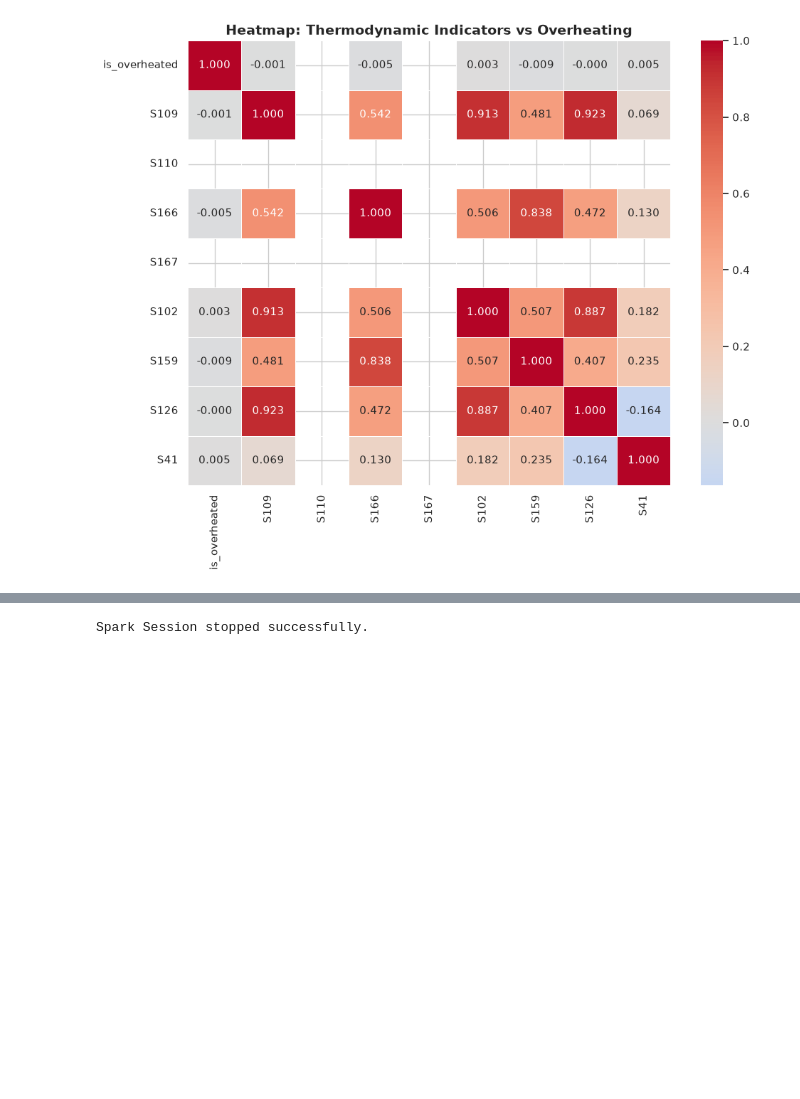
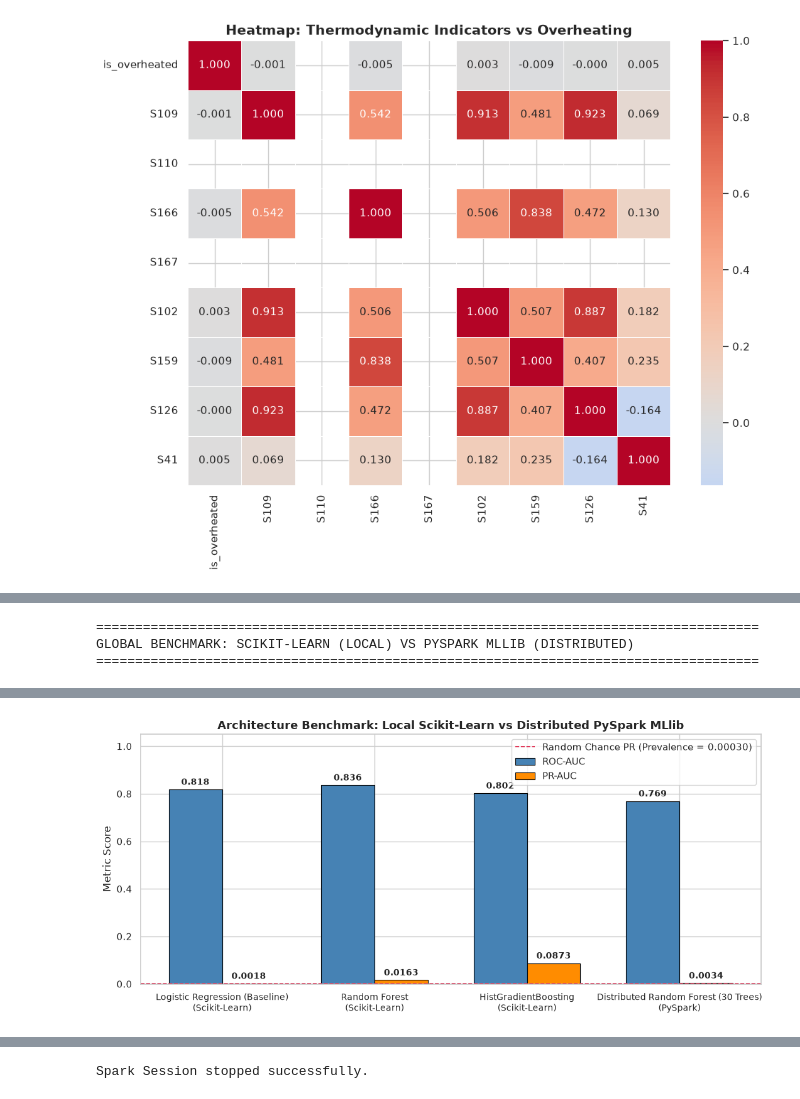
Before and after one commit to PasqualeAndreacchio/AnomalyDection-Spark, a Jupyter notebook: predictive_maintenance.ipynb, the cells around one changed output, grey strips where cells are left out. Drawn from its saved outputs; the diff is of its cells as text; code cells hidden in the pictures; blank space fills up the shorter version.

```diff
--- a/predictive_maintenance.ipynb
+++ b/predictive_maintenance.ipynb
@@ -879,0 +1124,62 @@ Distributed Spark MLlib Random Forest Performance (Chronological Split):
+# %%
+# 6. Global Comparative Synthesis: Single-Node (Scikit-Learn) vs Cluster (PySpark MLlib)
+comparison_data = []
+
+# Scikit-Learn local models from df_results
+for _, row in df_results.iterrows():
+    comparison_data.append({
+        "Framework": "Scikit-Learn (Single-Node)",
+        "Model Architecture": row["Model"],
+        "ROC-AUC": row["ROC-AUC"],
+        "PR-AUC": row["PR-AUC"],
+        "Execution Scope": "Driver Local Memory"
+    })
+
+# Add PySpark MLlib distributed Random Forest
+comparison_data.append({
+    "Framework": "PySpark MLlib (Distributed)",
+    "Model Architecture": "Distributed Random Forest (30 Trees)",
+    "ROC-AUC": spark_roc_auc,
+    "PR-AUC": spark_pr_auc,
+    "Execution Scope": "Multi-Node Cluster (CloudVeneto Workers)"
+})
+
+df_cluster_comparison = pd.DataFrame(comparison_data)
+
+print("\n" + "=" * 85)
+print("GLOBAL BENCHMARK: SCIKIT-LEARN (LOCAL) VS PYSPARK MLLIB (DISTRIBUTED)")
+print("=" * 85)
+display(df_cluster_comparison.style.highlight_max(subset=["ROC-AUC", "PR-AUC"], color="#d4edda"))
+
+# 7. Comparative Visual Benchmark (Side-by-Side Bar Chart)
+fig, ax = plt.subplots(figsize=(11, 5))
+x = np.arange(len(df_cluster_comparison))
+width = 0.35
+
+rects1 = ax.bar(x - width/2, df_cluster_comparison["ROC-AUC"], width, label="ROC-AUC", color="steelblue", edgecolor="black", linewidth=0.8)
+rects2 = ax.bar(x + width/2, df_cluster_comparison["PR-AUC"], width, label="PR-AUC", color="darkorange", edgecolor="black", linewidth=0.8)
+
+# Value annotations on top of bars
+for rect in rects1:
+    h = rect.get_height()
+    ax.annotate(f"{h:.3f}", xy=(rect.get_x() + rect.get_width() / 2, h), xytext=(0, 3),
+                textcoords="offset points", ha="center", va="bottom", fontsize=10, fontweight="bold")
+for rect in rects2:
+    h = rect.get_height()
+    ax.annotate(f"{h:.4f}", xy=(rect.get_x() + rect.get_width() / 2, h), xytext=(0, 3),
+                textcoords="offset points", ha="center", va="bottom", fontsize=10, fontweight="bold")
+
+ax.axhline(prevalence, color="crimson", linestyle="--", linewidth=1.2, label=f"Random Chance PR (Prevalence = {prevalence:.5f})")
+ax.set_xticks(x)
+labels = [f"{row['Model Architecture']}\n({row['Framework'].split()[0]})" for _, row in df_cluster_comparison.iterrows()]
+ax.set_xticklabels(labels, fontsize=10)
+ax.set_title("Architecture Benchmark: Local Scikit-Learn vs Distributed PySpark MLlib", fontsize=13, fontweight="bold")
+ax.set_ylabel("Metric Score")
+ax.set_ylim(0, 1.05)
+ax.legend(loc="upper right")
+plt.tight_layout()
+plt.show()
+# %% [output]
+=====================================================================================
+GLOBAL BENCHMARK: SCIKIT-LEARN (LOCAL) VS PYSPARK MLLIB (DISTRIBUTED)
+=====================================================================================
@@ -880,3 +1191,4 @@ Distributed Spark MLlib Random Forest Performance (Chronological Split):
+[figure, added]
 # %% [markdown]
 ## 14. Conclusions & Key Takeaways
 
```
Also changed, not shown: parts of 25 cells of this notebook.
